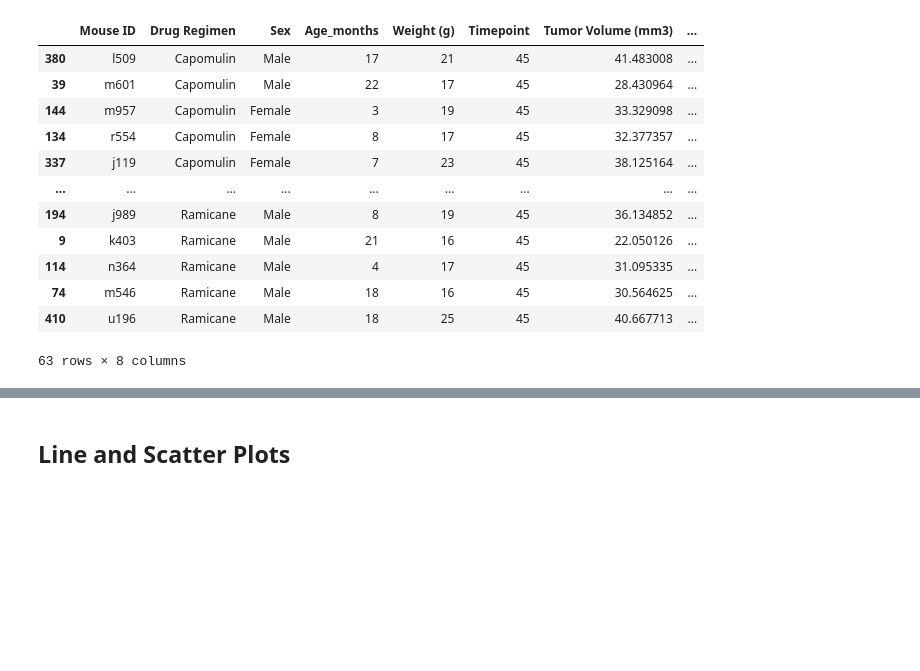
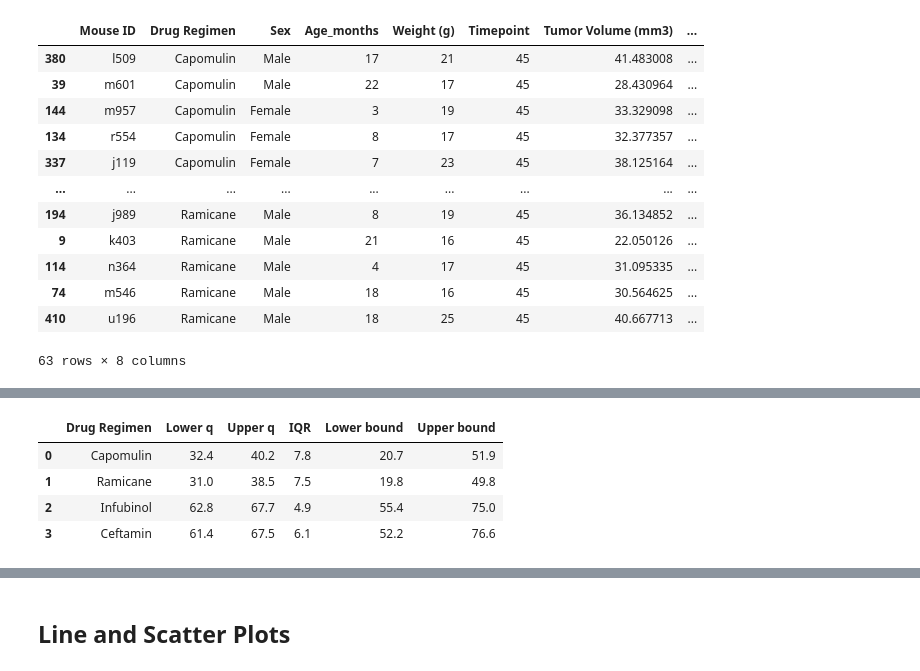
Before and after one commit to dany-roman/anti-tumor-therapeutic-analysis, a Jupyter notebook: animal study analysis.ipynb, the cells around one changed output, grey strips where cells are left out. Cells and saved outputs as stored; diff of their text form; code cells hidden in the pictures; blank space fills up the shorter version.

```diff
--- a/animal study analysis.ipynb
+++ b/animal study analysis.ipynb
@@ -228,2 +193,54 @@ ceftamin_tv = last_tp.loc[last_tp['Drug Regimen'] == 'Ceftamin'].iloc[:,6])
+# %%
+capomulin_tv = last_tp.loc[last_tp['Drug Regimen'] == 'Capomulin'].iloc[:,6]
+ramicane_tv = last_tp.loc[last_tp['Drug Regimen'] == 'Ramicane'].iloc[:,6]
+infubinol_tv = last_tp.loc[last_tp['Drug Regimen'] == 'Infubinol'].iloc[:,6]
+ceftamin_tv = last_tp.loc[last_tp['Drug Regimen'] == 'Ceftamin'].iloc[:,6]
+
+cap_qrt = capomulin_tv.quantile([0.25,0.5,0.75])
+cap_lowerq = round(cap_qrt[0.25],1)
+cap_upperq = round(cap_qrt[0.75], 1)
+cap_iqr = round(cap_upperq - cap_lowerq, 1)
+cap_lower_bound = round(cap_lowerq - (1.5 * cap_iqr), 1)
+cap_upper_bound = round(cap_upperq + (1.5 * cap_iqr), 1)
+# print(f'lowerq: {cap_lowerq} | upperq: {cap_upperq} | iqr: {cap_iqr} | lower bound: {cap_lower_bound} | upper bound: {cap_upper_bound}')
+
+ram_qrt = ramicane_tv.quantile([0.25,0.5,0.75])
+ram_lowerq = round(ram_qrt[0.25], 1)
+ram_upperq = round(ram_qrt[0.75], 1)
+ram_iqr = round(ram_upperq - ram_lowerq, 1)
+ram_lower_bound = round(ram_lowerq - (1.5 * ram_iqr), 1)
+ram_upper_bound = round(ram_upperq + (1.5 * ram_iqr), 1)
+# print(f'lowerq: {ram_lowerq} | upperq: {ram_upperq} | iqr: {ram_iqr} | lower bound: {ram_lower_bound} | upper bound: {ram_upper_bound}')
+
+inf_qrt = infubinol_tv.quantile([0.25,0.5,0.75])
+inf_lowerq = round(inf_qrt[0.25], 1)
+inf_upperq = round(inf_qrt[0.75], 1)
+inf_iqr = round(inf_upperq - inf_lowerq, 1)
+inf_lower_bound = round(inf_lowerq - (1.5 * inf_iqr), 1)
+inf_upper_bound = round(inf_upperq + (1.5 * inf_iqr), 1)
+# print(f'lowerq: {inf_lowerq} | upperq: {inf_upperq} | iqr: {inf_iqr} | lower bound: {inf_lower_bound} | upper bound: {inf_upper_bound}')
+
+cef_qrt = ceftamin_tv.quantile([0.25,0.5,0.75])
+cef_lowerq = round(cef_qrt[0.25], 1)
+cef_upperq = round(cef_qrt[0.75], 1)
+cef_iqr = round(cef_upperq - cef_lowerq, 1)
+cef_lower_bound = round(cef_lowerq - (1.5 * cef_iqr), 1)
+cef_upper_bound = round(cef_upperq + (1.5 * cef_iqr), 1)
+# print(f'lowerq: {cef_lowerq} | upperq: {cef_upperq} | iqr: {cef_iqr} | lower bound: {cef_lower_bound} | upper bound: {cef_upper_bound}')
+
+drug_qrt_summary = {'Drug Regimen': drugs,
+                    'Lower q': [cap_lowerq, ram_lowerq, inf_lowerq, cef_lowerq],
+                    'Upper q': [cap_upperq, ram_upperq, inf_upperq, cef_upperq],
+                    'IQR': [cap_iqr, ram_iqr, inf_iqr, cef_iqr],
+                    'Lower bound': [cap_lower_bound, ram_lower_bound, inf_lower_bound, cef_lower_bound],
+                    'Upper bound': [cap_upper_bound, ram_upper_bound, inf_upper_bound, cef_upper_bound]}
+
+drug_qrt_summary = pd.DataFrame(drug_qrt_summary)
+# %% [output]
+|  | Drug Regimen | Lower q | Upper q | IQR | Lower bound | Upper bound |
+| 0 | Capomulin | 32.4 | 40.2 | 7.8 | 20.7 | 51.9 |
+| 1 | Ramicane | 31.0 | 38.5 | 7.5 | 19.8 | 49.8 |
+| 2 | Infubinol | 62.8 | 67.7 | 4.9 | 55.4 | 75.0 |
+| 3 | Ceftamin | 61.4 | 67.5 | 6.1 | 52.2 | 76.6 |
 # %%
 # Generate a box plot of the final tumor volume of each mouse across four regimens of interest
```
Also changed, not shown: parts of 4 cells of this notebook.
